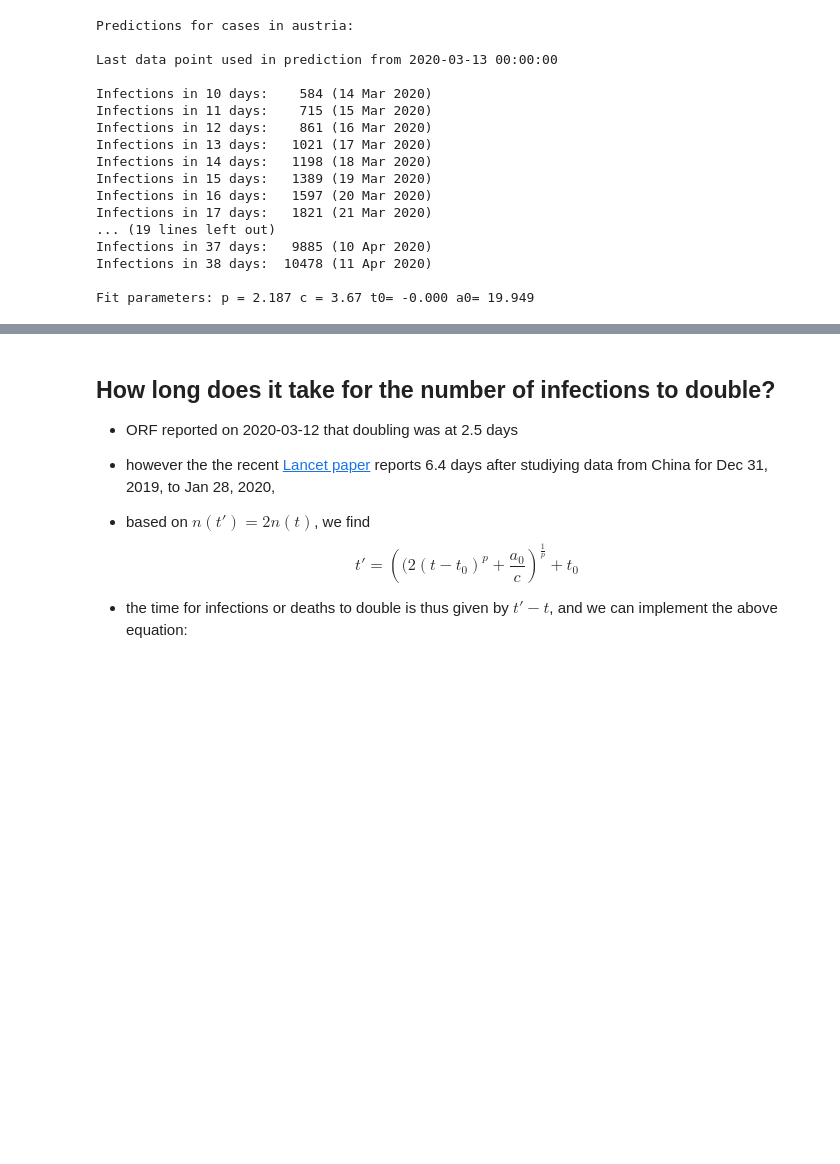
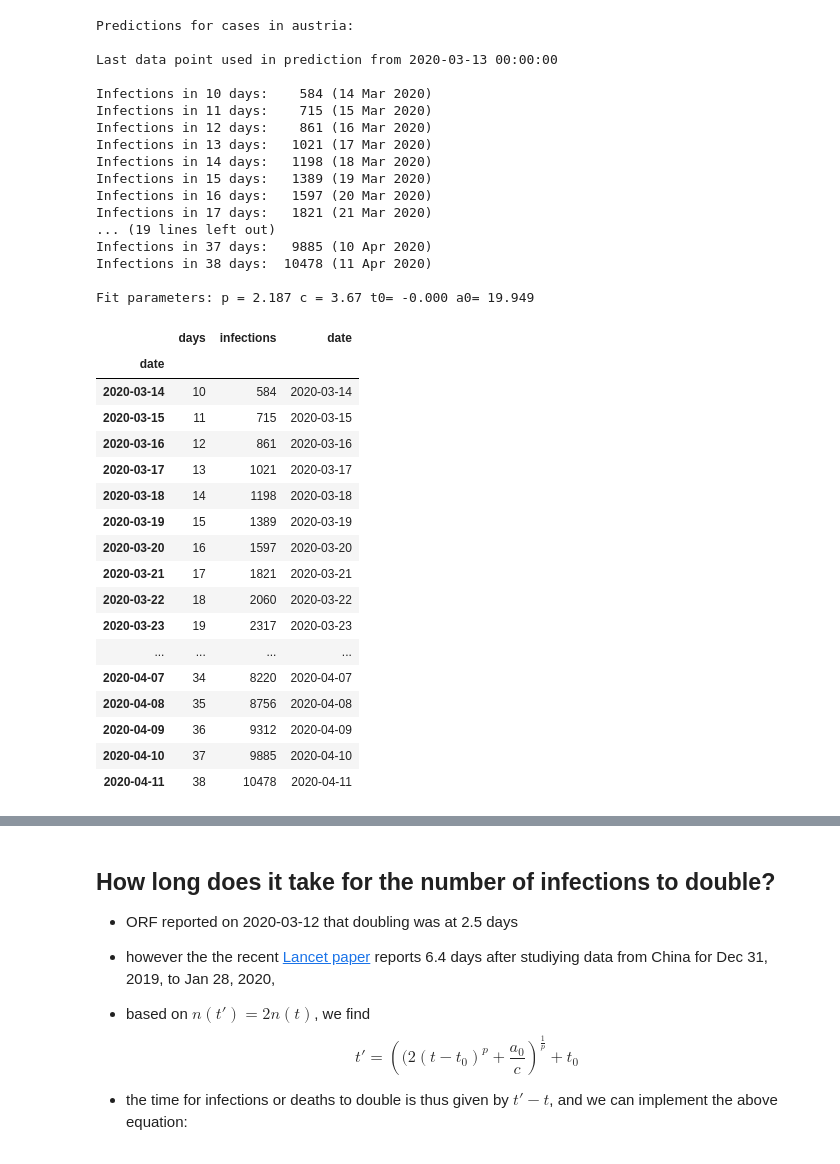
Before and after one commit to danielw2904/Austria-COVID-19, a Jupyter notebook: Austria.ipynb, the cells around one changed output, grey strips where cells are left out. Saved outputs shown, nothing was run; the diff lists cells and outputs as text; code cells hidden in the pictures; blank space fills up the shorter version.

```diff
--- a/Austria.ipynb
+++ b/Austria.ipynb
@@ -441,3 +469,28 @@ Infections in 38 days:  10478 (11 Apr 2020)
 Fit parameters: p = 2.187 c = 3.67 t0= -0.000 a0= 19.949
 # %%
 insert("data/austria-predicted-infections.txt", "README.md", tag_start="[table1]: start", tag_end="[table1]: end")
+# %%
+pd_df = pd.DataFrame(prediction_data)
+pd_df["date"] = pd.to_datetime(pd_df['date'], format="%d %b %Y")
+pd_df.set_index("date", inplace=True)
+pd_df["date"]  = pd_df.index
+pd_df
+# %% [output]
+|  | days | infections | date |
+| date |  |  |  |
+| 2020-03-14 | 10 | 584 | 2020-03-14 |
+| 2020-03-15 | 11 | 715 | 2020-03-15 |
+| 2020-03-16 | 12 | 861 | 2020-03-16 |
+| 2020-03-17 | 13 | 1021 | 2020-03-17 |
+| 2020-03-18 | 14 | 1198 | 2020-03-18 |
+| 2020-03-19 | 15 | 1389 | 2020-03-19 |
+| 2020-03-20 | 16 | 1597 | 2020-03-20 |
+| 2020-03-21 | 17 | 1821 | 2020-03-21 |
+| 2020-03-22 | 18 | 2060 | 2020-03-22 |
+| 2020-03-23 | 19 | 2317 | 2020-03-23 |
+| ... | ... | ... | ... |
+| 2020-04-07 | 34 | 8220 | 2020-04-07 |
+| 2020-04-08 | 35 | 8756 | 2020-04-08 |
+| 2020-04-09 | 36 | 9312 | 2020-04-09 |
+| 2020-04-10 | 37 | 9885 | 2020-04-10 |
+| 2020-04-11 | 38 | 10478 | 2020-04-11 |
```
Also changed, not shown: parts of 7 cells of this notebook, 8 other files.
